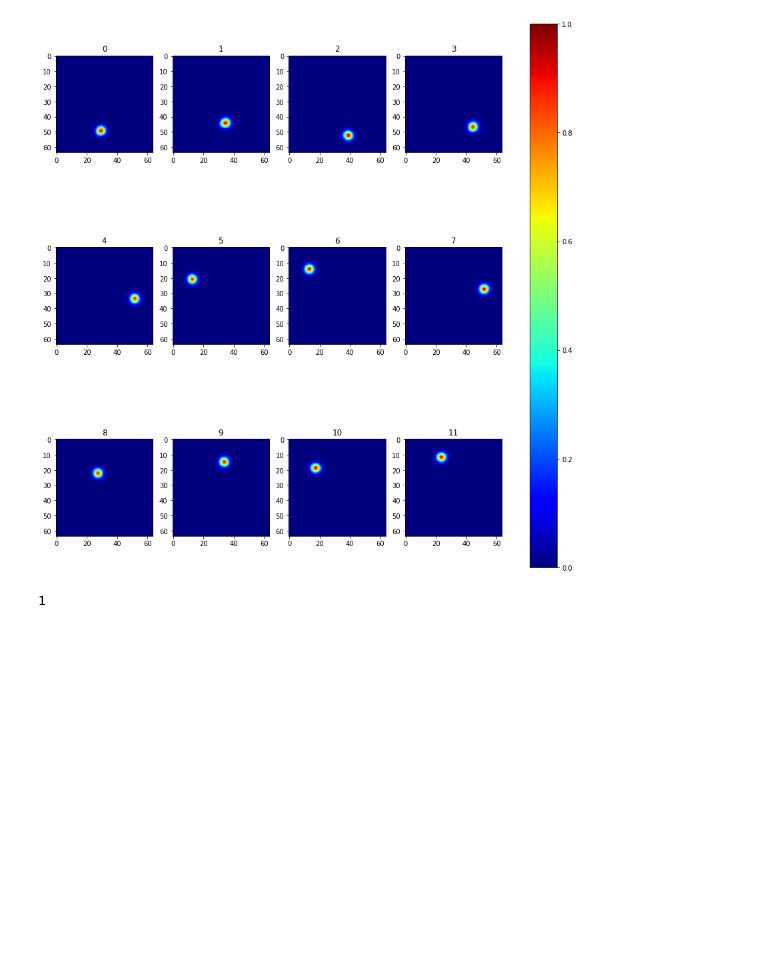
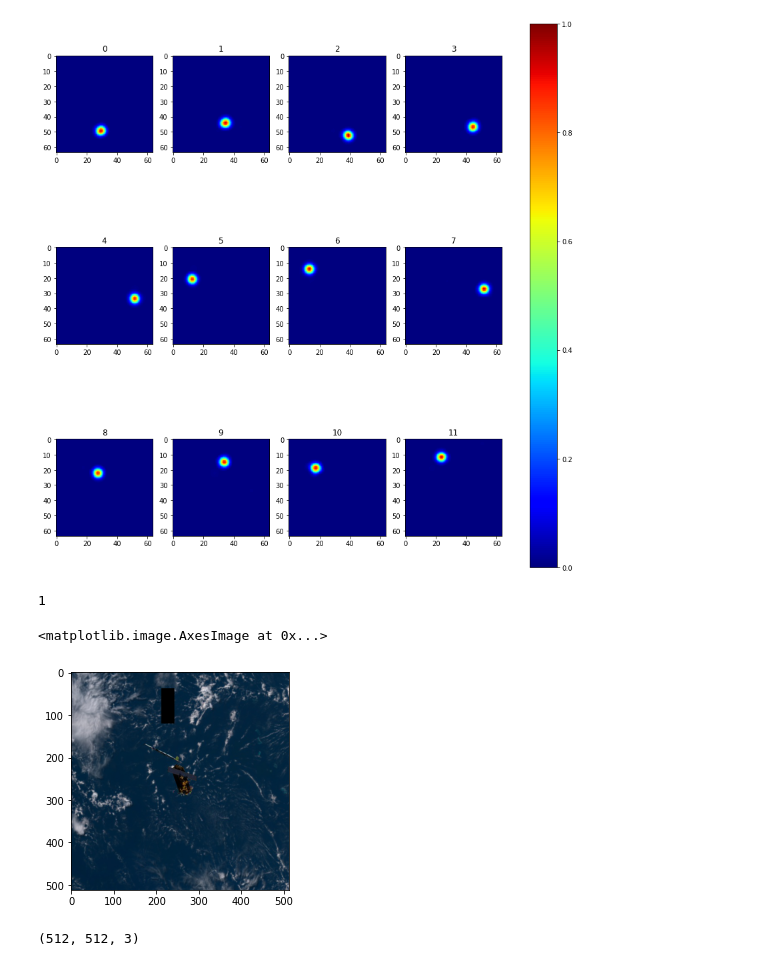
Before and after one commit to femalegeekinsv/Lite-HRNet, a Jupyter notebook: inference.ipynb, the cells around one changed output. Cells and saved outputs as stored; diff of their text form; code cells hidden in the pictures; blank space fills up the shorter version.

Commit message:
Random Erase augmentation in pipeline

```diff
--- a/inference.ipynb
+++ b/inference.ipynb
@@ -351,3 +351,16 @@ import random
 random.randint(1,10)
 # %% [output]
 1
+# %%
+import torchvision.transforms as T
+pil_img = Image.open(img_path)
+transform = T.Compose([T.ToTensor(),T.RandomErasing(scale=[0.01,0.01]),T.ToPILImage()])
+imgout = transform(pil_img)
+plt.imshow(imgout)
+# %% [output]
+<matplotlib.image.AxesImage at 0x...>
+[figure, added]
+# %%
+np.shape(np.array(pil_img))
+# %% [output]
+(512, 512, 3)
```
Also changed, not shown: 3 other files.
